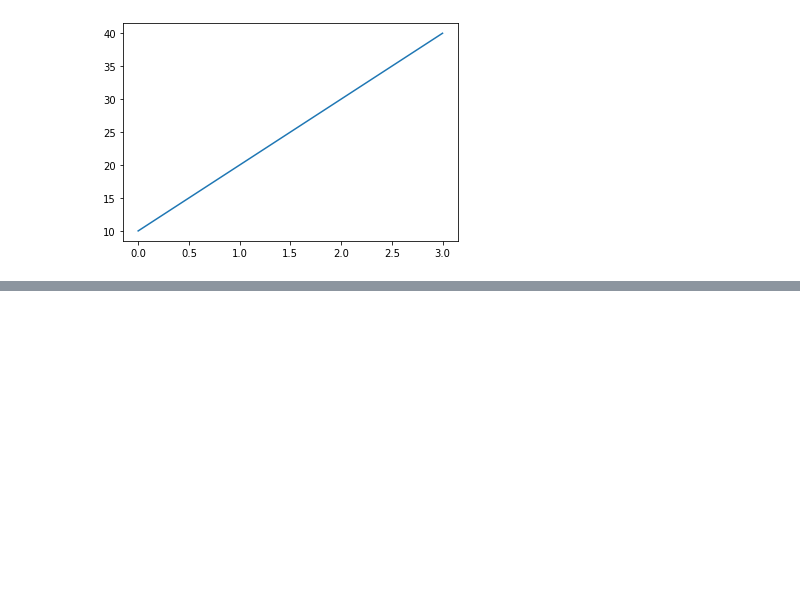
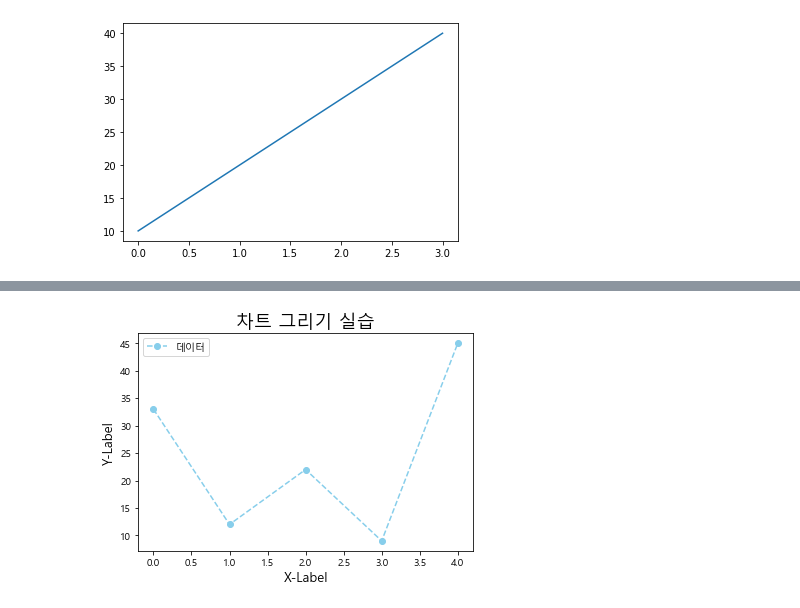
Before and after one commit to woo-kyungski/DS_study, a Jupyter notebook: 0630_CSV 파일 읽고_쓰기_시각화.ipynb, the cells around one changed output, grey strips where cells are left out. Saved outputs shown, nothing was run; the diff lists cells and outputs as text; code cells hidden in the pictures; blank space fills up the shorter version.

```diff
--- a/0630_CSV 파일 읽고_쓰기_시각화.ipynb
+++ b/0630_CSV 파일 읽고_쓰기_시각화.ipynb
@@ -45,0 +91,21 @@ plt.show()                 # 화면에 차트 출력하기
+# %%
+# plt 차트에서 한글 지원 방법1
+import matplotlib.pyplot as plt
+import matplotlib.font_manager as fm
+
+font_path="C:/Windows/Fonts/malgun.ttf"
+font_name1=fm.FontProperties(fname=font_path, size=18)   # 기본 폰트 및 사이즈 정의
+font_name2=fm.FontProperties(fname=font_path, size=13)
+
+
+plt.plot([33,12,22,9,45], label='데이터', color='skyblue',
+         marker="o",linestyle="--")
+
+plt.title("차트 그리기 실습", fontproperties=font_name1)      # 차트 제목에 font_name 적용
+plt.xlabel("X-Label", fontproperties=font_name2)      # x 축제목
+plt.ylabel("Y-Label", fontproperties=font_name2)      # y 축제목
+plt.legend()               # 범례 출력
+
+plt.show()
+# %% [output]
+[figure, added]
```
Also changed, not shown: parts of 12 cells of this notebook.
